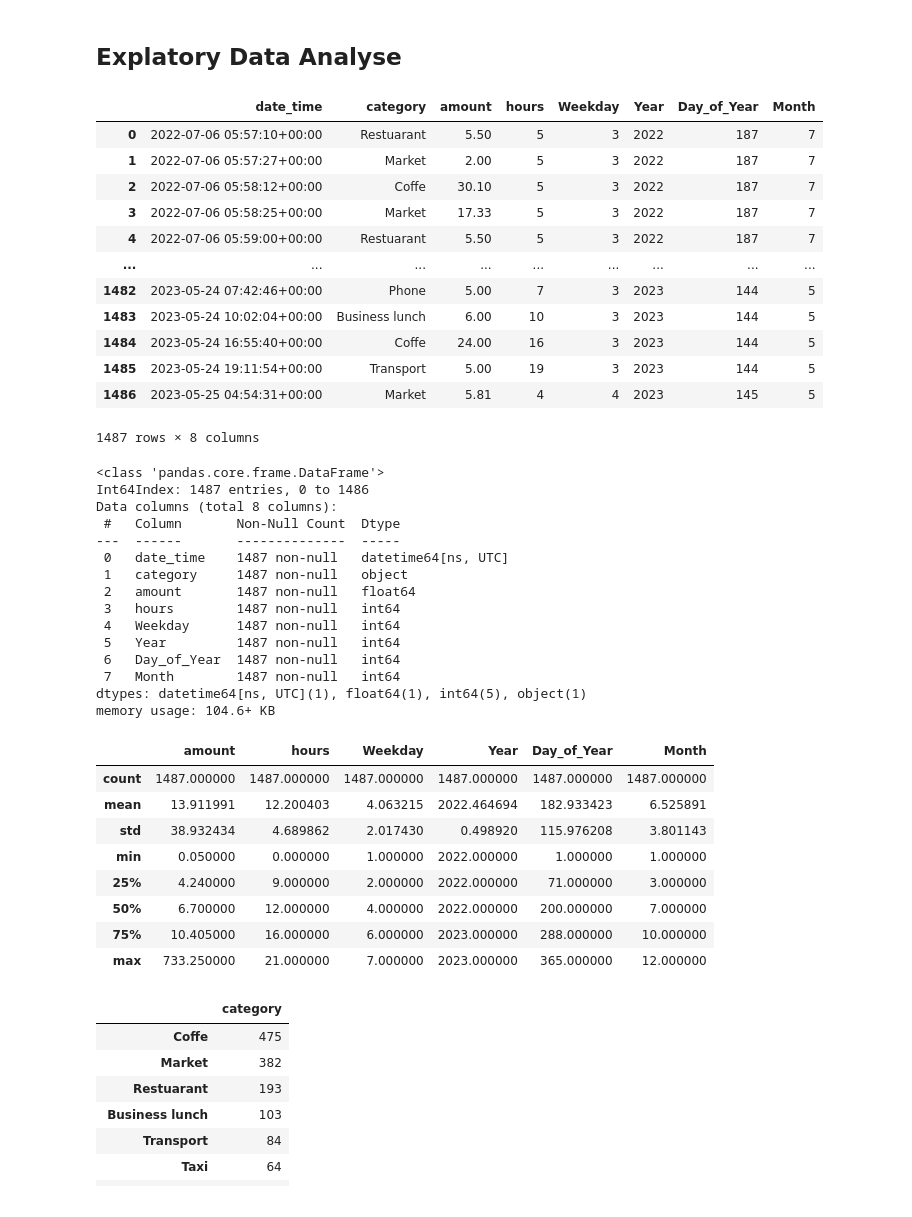
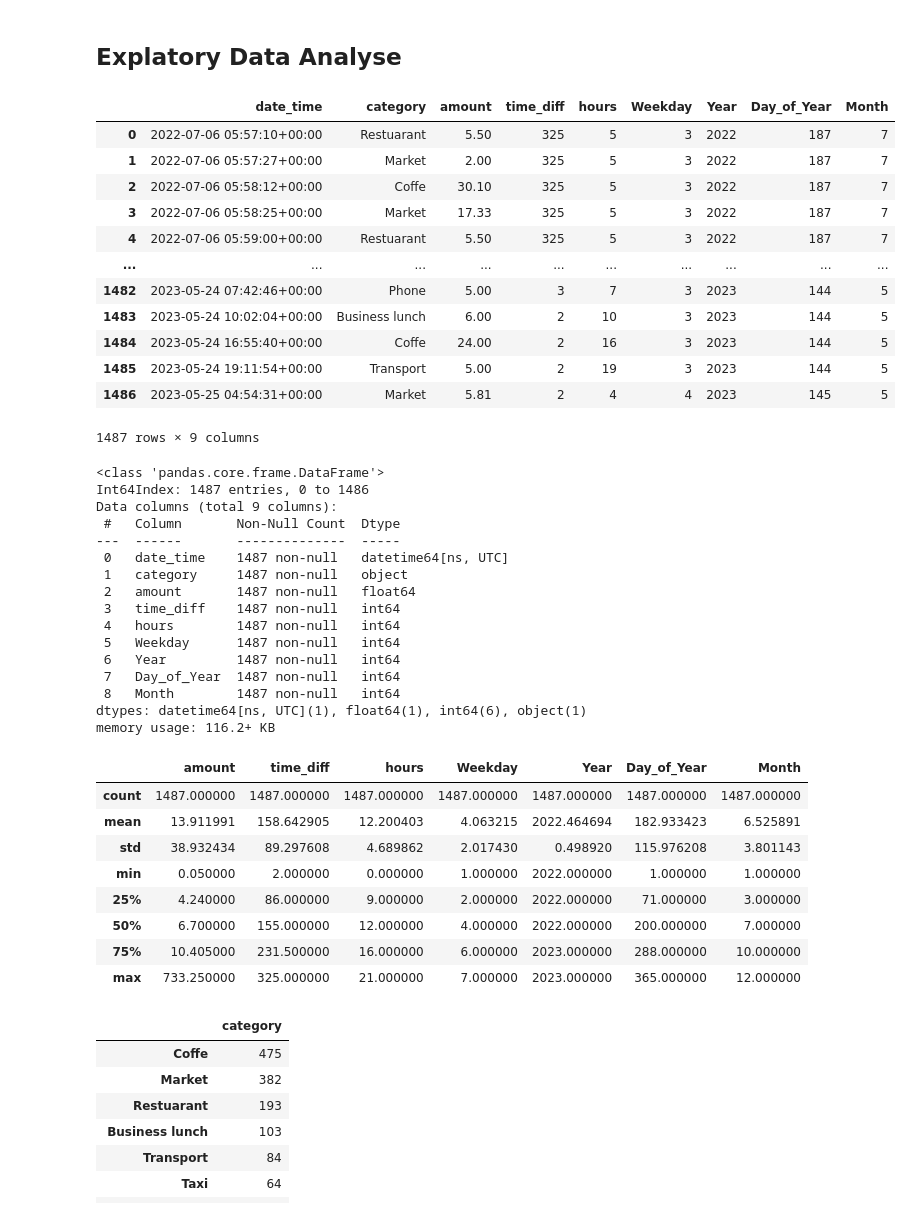
Before and after one commit to Ismat-Samadov/Budget_Prediction, a Jupyter notebook: Budget.ipynb, the cells around one changed output. Cells and saved outputs as stored; diff of their text form; code cells hidden in the pictures.

```diff
--- a/Budget.ipynb
+++ b/Budget.ipynb
@@ -43,59 +49,63 @@ data
 1487 rows × 3 columns
 # %% [markdown]
 ## Explatory Data Analyse
+# %%
+data['date_time']=pd.to_datetime(data['date_time'])
+current_datetime = datetime.now(timezone('UTC'))
 # %%
-data['date_time']=pd.to_datetime(data['date_time'])
+data['time_diff'] =(current_datetime - data['date_time']).dt.days
 data['hours']=data['date_time'].dt.hour
 data['Weekday'] = data['date_time'].dt.weekday
 data['Weekday']=data['Weekday']+1
 data['Year'] = data['date_time'].dt.year
 data['Day_of_Year'] = data['date_time'].dt.dayofyear
 data['Month'] = data['date_time'].dt.month
 data
 # %% [output]
-|  | date_time | category | amount | hours | Weekday | Year | Day_of_Year | Month |
-| 0 | 2022-07-06 05:57:10+00:00 | Restuarant | 5.50 | 5 | 3 | 2022 | 187 | 7 |
-| 1 | 2022-07-06 05:57:27+00:00 | Market | 2.00 | 5 | 3 | 2022 | 187 | 7 |
-| 2 | 2022-07-06 05:58:12+00:00 | Coffe | 30.10 | 5 | 3 | 2022 | 187 | 7 |
-| 3 | 2022-07-06 05:58:25+00:00 | Market | 17.33 | 5 | 3 | 2022 | 187 | 7 |
-| 4 | 2022-07-06 05:59:00+00:00 | Restuarant | 5.50 | 5 | 3 | 2022 | 187 | 7 |
-| ... | ... | ... | ... | ... | ... | ... | ... | ... |
-| 1482 | 2023-05-24 07:42:46+00:00 | Phone | 5.00 | 7 | 3 | 2023 | 144 | 5 |
-| 1483 | 2023-05-24 10:02:04+00:00 | Business lunch | 6.00 | 10 | 3 | 2023 | 144 | 5 |
-| 1484 | 2023-05-24 16:55:40+00:00 | Coffe | 24.00 | 16 | 3 | 2023 | 144 | 5 |
-| 1485 | 2023-05-24 19:11:54+00:00 | Transport | 5.00 | 19 | 3 | 2023 | 144 | 5 |
-| 1486 | 2023-05-25 04:54:31+00:00 | Market | 5.81 | 4 | 4 | 2023 | 145 | 5 |
+|  | date_time | category | amount | time_diff | hours | Weekday | Year | Day_of_Year | Month |
+| 0 | 2022-07-06 05:57:10+00:00 | Restuarant | 5.50 | 325 | 5 | 3 | 2022 | 187 | 7 |
+| 1 | 2022-07-06 05:57:27+00:00 | Market | 2.00 | 325 | 5 | 3 | 2022 | 187 | 7 |
+| 2 | 2022-07-06 05:58:12+00:00 | Coffe | 30.10 | 325 | 5 | 3 | 2022 | 187 | 7 |
+| 3 | 2022-07-06 05:58:25+00:00 | Market | 17.33 | 325 | 5 | 3 | 2022 | 187 | 7 |
+| 4 | 2022-07-06 05:59:00+00:00 | Restuarant | 5.50 | 325 | 5 | 3 | 2022 | 187 | 7 |
+| ... | ... | ... | ... | ... | ... | ... | ... | ... | ... |
+| 1482 | 2023-05-24 07:42:46+00:00 | Phone | 5.00 | 3 | 7 | 3 | 2023 | 144 | 5 |
+| 1483 | 2023-05-24 10:02:04+00:00 | Business lunch | 6.00 | 2 | 10 | 3 | 2023 | 144 | 5 |
+| 1484 | 2023-05-24 16:55:40+00:00 | Coffe | 24.00 | 2 | 16 | 3 | 2023 | 144 | 5 |
+| 1485 | 2023-05-24 19:11:54+00:00 | Transport | 5.00 | 2 | 19 | 3 | 2023 | 144 | 5 |
+| 1486 | 2023-05-25 04:54:31+00:00 | Market | 5.81 | 2 | 4 | 4 | 2023 | 145 | 5 |
-1487 rows × 8 columns
+1487 rows × 9 columns
 # %%
 data.info()
 # %% [output]
 <class 'pandas.core.frame.DataFrame'>
 Int64Index: 1487 entries, 0 to 1486
-Data columns (total 8 columns):
+Data columns (total 9 columns):
  #   Column       Non-Null Count  Dtype
 ---  ------       --------------  -----
  0   date_time    1487 non-null   datetime64[ns, UTC]
  1   category     1487 non-null   object
  2   amount       1487 non-null   float64
- 3   hours        1487 non-null   int64
- 4   Weekday      1487 non-null   int64
- 5   Year         1487 non-null   int64
- 6   Day_of_Year  1487 non-null   int64
- 7   Month        1487 non-null   int64
-dtypes: datetime64[ns, UTC](1), float64(1), int64(5), object(1)
-memory usage: 104.6+ KB
+ 3   time_diff    1487 non-null   int64
+ 4   hours        1487 non-null   int64
+ 5   Weekday      1487 non-null   int64
+ 6   Year         1487 non-null   int64
+ 7   Day_of_Year  1487 non-null   int64
+ 8   Month        1487 non-null   int64
+dtypes: datetime64[ns, UTC](1), float64(1), int64(6), object(1)
+memory usage: 116.2+ KB
 # %%
 data.describe()
 # %% [output]
-|  | amount | hours | Weekday | Year | Day_of_Year | Month |
-| count | 1487.000000 | 1487.000000 | 1487.000000 | 1487.000000 | 1487.000000 | 1487.000000 |
-| mean | 13.911991 | 12.200403 | 4.063215 | 2022.464694 | 182.933423 | 6.525891 |
-| std | 38.932434 | 4.689862 | 2.017430 | 0.498920 | 115.976208 | 3.801143 |
-| min | 0.050000 | 0.000000 | 1.000000 | 2022.000000 | 1.000000 | 1.000000 |
-| 25% | 4.240000 | 9.000000 | 2.000000 | 2022.000000 | 71.000000 | 3.000000 |
-| 50% | 6.700000 | 12.000000 | 4.000000 | 2022.000000 | 200.000000 | 7.000000 |
-| 75% | 10.405000 | 16.000000 | 6.000000 | 2023.000000 | 288.000000 | 10.000000 |
-| max | 733.250000 | 21.000000 | 7.000000 | 2023.000000 | 365.000000 | 12.000000 |
+|  | amount | time_diff | hours | Weekday | Year | Day_of_Year | Month |
+| count | 1487.000000 | 1487.000000 | 1487.000000 | 1487.000000 | 1487.000000 | 1487.000000 | 1487.000000 |
+| mean | 13.911991 | 158.642905 | 12.200403 | 4.063215 | 2022.464694 | 182.933423 | 6.525891 |
+| std | 38.932434 | 89.297608 | 4.689862 | 2.017430 | 0.498920 | 115.976208 | 3.801143 |
+| min | 0.050000 | 2.000000 | 0.000000 | 1.000000 | 2022.000000 | 1.000000 | 1.000000 |
+| 25% | 4.240000 | 86.000000 | 9.000000 | 2.000000 | 2022.000000 | 71.000000 | 3.000000 |
+| 50% | 6.700000 | 155.000000 | 12.000000 | 4.000000 | 2022.000000 | 200.000000 | 7.000000 |
+| 75% | 10.405000 | 231.500000 | 16.000000 | 6.000000 | 2023.000000 | 288.000000 | 10.000000 |
+| max | 733.250000 | 325.000000 | 21.000000 | 7.000000 | 2023.000000 | 365.000000 | 12.000000 |
 # %%
 pd.DataFrame(data['category'].value_counts())
 # %% [output]
```
Also changed, not shown: parts of 14 cells of this notebook, 2 other files.
